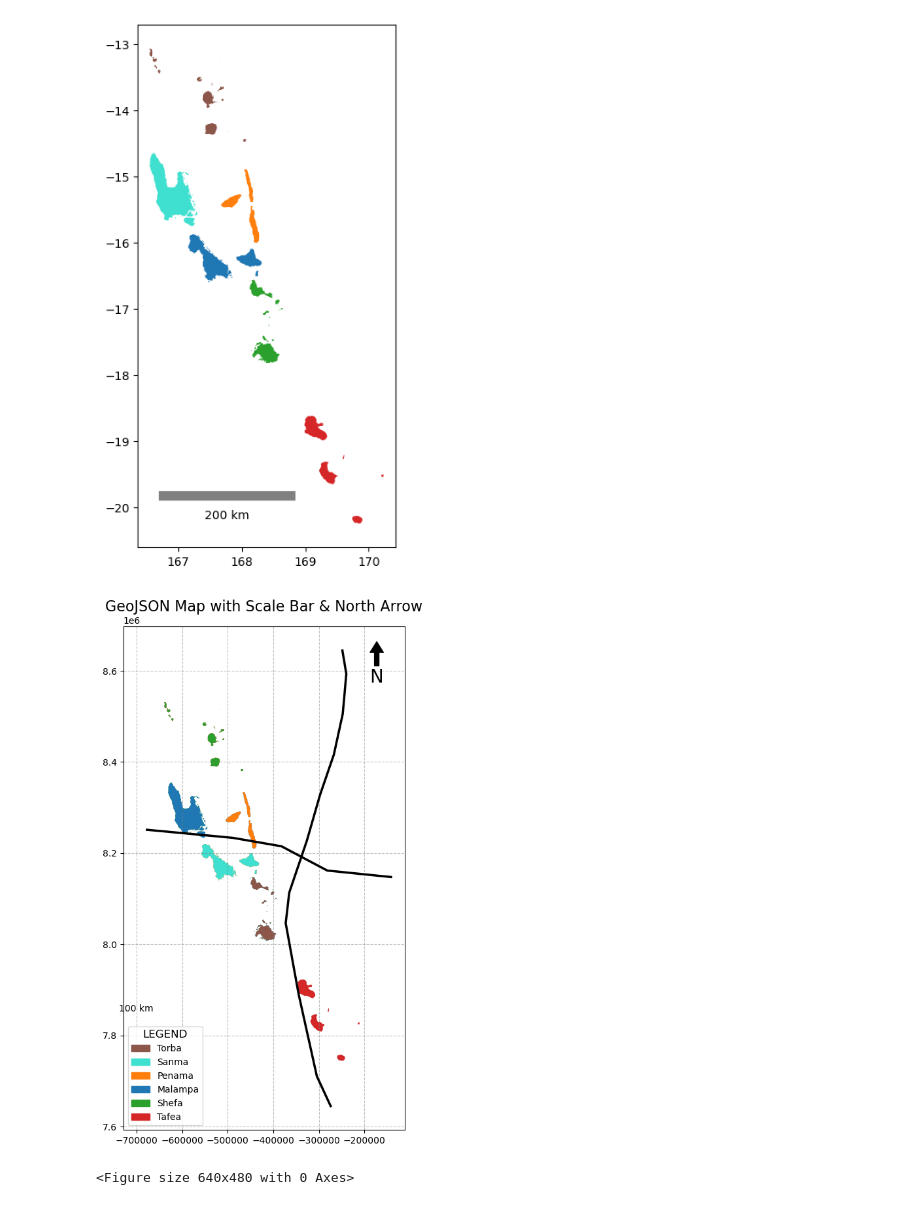
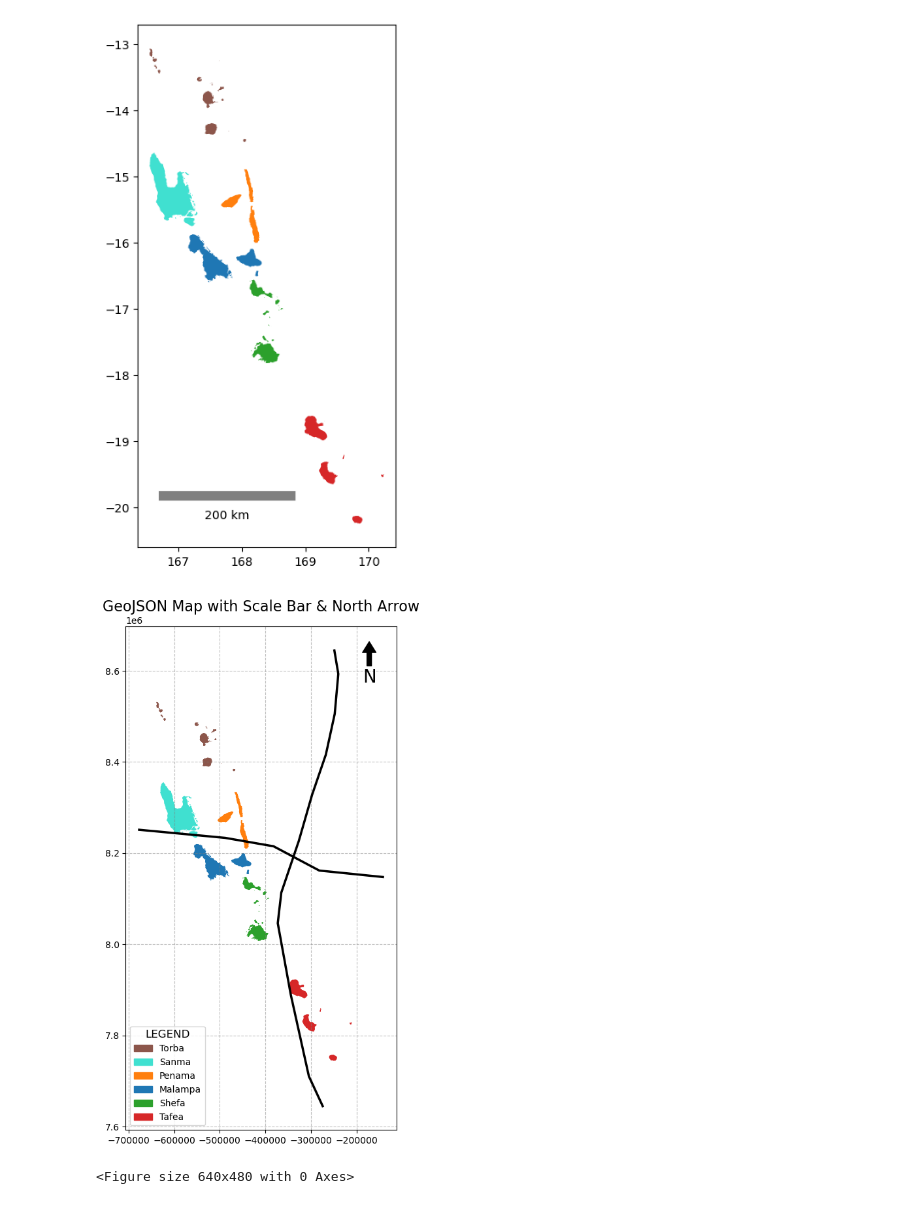
Before and after one commit to nicholasmetherall/tropical-cyclone-impact-analysis, a Jupyter notebook: figures/provinces.ipynb, the cells around one changed output. Saved outputs shown, nothing was run; the diff lists cells and outputs as text; code cells hidden in the pictures.

Commit message:
fix the colours

```diff
--- a/figures/provinces.ipynb
+++ b/figures/provinces.ipynb
@@ -391,39 +391,41 @@ category_colors_vu = {'Torba': 'tab:brown', 'Sanma': 'turquoise', 'Penama': 'tab
 # Create plot
 fig, ax = plt.subplots(figsize=(12, 10))
 vanuatu_provinces.plot(ax=ax, color=colors)
 
 # Define new bbox
 bbox_vanuatu = gpd.read_file("bbox_vanuatu.geojson").to_crs("EPSG:32760")
 
 
 # # Load TC tracks
-# pam = gpd.read_file("tc_tracks/tc_pam_line.geojson").to_crs("EPSG:32760").clip(bbox_vanuatu)
-# harold = gpd.read_file("tc_tracks/tc_harold_line.geojson").to_crs("EPSG:32760").clip(bbox_vanuatu)
-# # vanuatu_provinces = gpd.read_file("vanuatu_provinces.geojson").to_crs("EPSG:32760").clip(bbox_vanuatu)
+pam = gpd.read_file("tc_tracks/tc_pam_line.geojson").to_crs("EPSG:32760").clip(bbox_vanuatu)
+harold = gpd.read_file("tc_tracks/tc_harold_line.geojson").to_crs("EPSG:32760").clip(bbox_vanuatu)
+vanuatu_provinces = gpd.read_file("vanuatu_provinces.geojson").to_crs("EPSG:32760").clip(bbox_vanuatu)
 
-colors = ['tab:red', 'tab:brown', 'turquoise', 'tab:orange', 'tab:blue', 'tab:green']
+# Order of province colours
+colors = ['tab:red',  'tab:green',  'tab:blue', 'tab:orange', 'turquoise', 'tab:brown',]
+# Order of legend colours
 category_colors_vu = {'Torba': 'tab:brown', 'Sanma': 'turquoise', 'Penama': 'tab:orange', 'Malampa': 'tab:blue', 'Shefa': 'tab:green', 'Tafea': 'tab:red'}
 
 
 # # Plot your map
 # # colors = ['tab:blue', 'tab:green', 'tab:red', 'tab:orange', 'turquoise', 'tab:brown']
 vanuatu_provinces.to_crs("EPSG:32760").plot(ax=ax, color=colors)
 pam.to_crs("EPSG:32760").plot(ax=ax, color='black', linewidth=2.5)
 harold.to_crs("EPSG:32760").plot(ax=ax, color='black', linewidth=2.5)
 
 # Add scale bar, north arrow, legend
-add_scalebar(ax, length=1, location=(0.01, 0.27), label='100 km')
+# add_scalebar(ax, length=1, location=(0.15, 0.38), label='100 km')
 add_north_arrow(ax, location=(0.9, 0.97))
 add_legend(ax, category_colors_vu, loc='lower left', title='LEGEND')
 
 
 # Add grid and title
 ax.grid(True, linestyle='--', color='gray', alpha=0.5)
 ax.set_title("GeoJSON Map with Scale Bar & North Arrow", fontsize=16)
 
 plt.show()
 # %% [output]
-[figure, old version]
+[figure, new version]
 # %%
 ax.set_axis_off()  # Hide axes for a clean map
 plt.savefig("Vanuatu_Fig_3.jpg", dpi=300, bbox_inches='tight')
```
Also changed, not shown: parts of 2 cells of this notebook, 2 other files.
